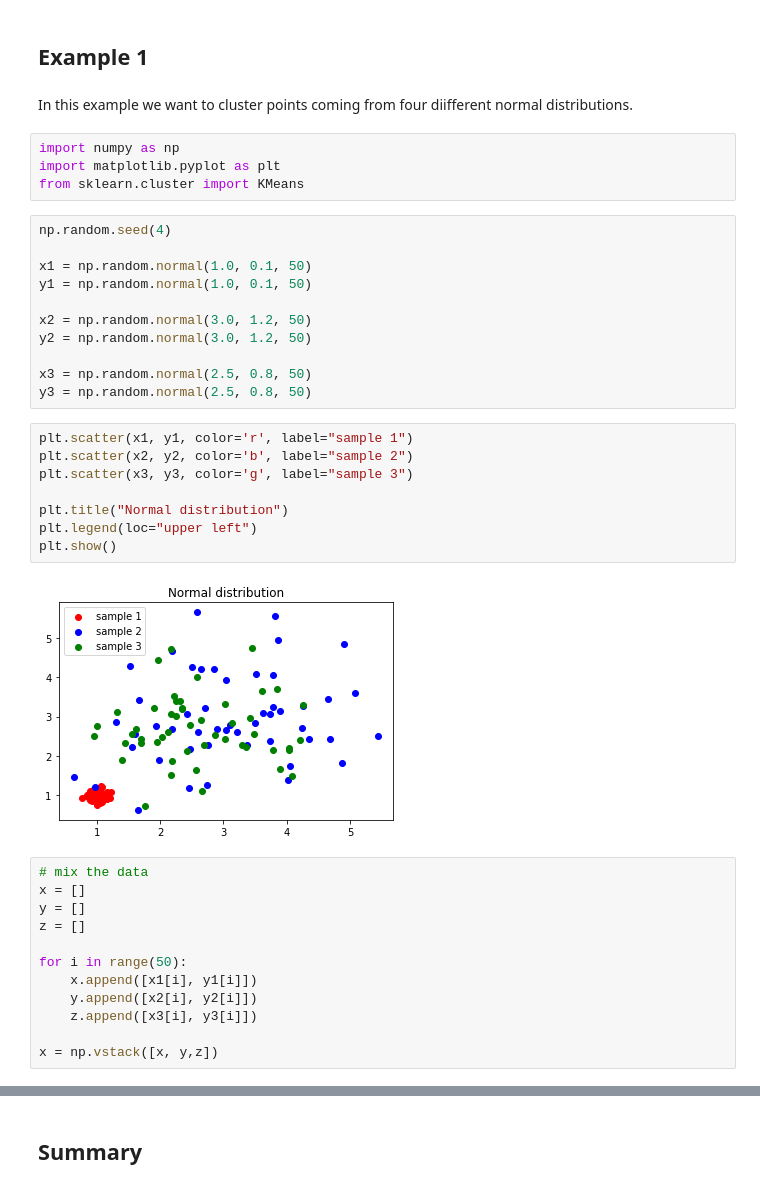
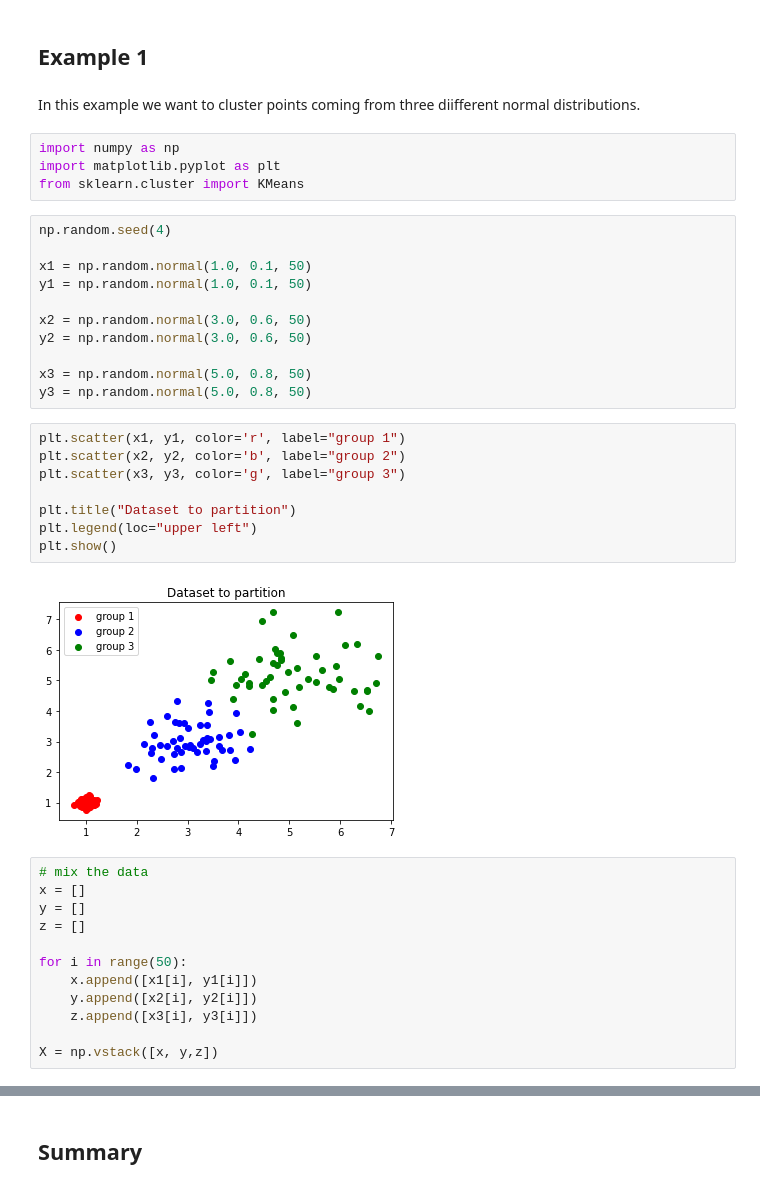
Before and after one commit to pockerman/probability_and_statistics_notes, a Jupyter notebook: unsupervised_machine_learning/k_means.ipynb, the cells around one changed output, grey strips where cells are left out. Saved outputs shown, nothing was run; the diff lists cells and outputs as text.

```diff
--- a/unsupervised_machine_learning/k_means.ipynb
+++ b/unsupervised_machine_learning/k_means.ipynb
@@ -54,7 +119,7 @@ In practice, in order to use K-means we need to specify the following
 # %% [markdown]
 ## Example 1
 # %% [markdown]
-In this example we want to cluster points coming from four diifferent normal distributions.
+In this example we want to cluster points coming from three diifferent normal distributions.
 # %%
 import numpy as np
 import matplotlib.pyplot as plt
@@ -65,21 +130,21 @@ np.random.seed(4)
 x1 = np.random.normal(1.0, 0.1, 50)
 y1 = np.random.normal(1.0, 0.1, 50)
 
-x2 = np.random.normal(3.0, 1.2, 50)
-y2 = np.random.normal(3.0, 1.2, 50)
+x2 = np.random.normal(3.0, 0.6, 50)
+y2 = np.random.normal(3.0, 0.6, 50)
 
-x3 = np.random.normal(2.5, 0.8, 50)
-y3 = np.random.normal(2.5, 0.8, 50)
+x3 = np.random.normal(5.0, 0.8, 50)
+y3 = np.random.normal(5.0, 0.8, 50)
 # %%
-plt.scatter(x1, y1, color='r', label="sample 1")
-plt.scatter(x2, y2, color='b', label="sample 2")
-plt.scatter(x3, y3, color='g', label="sample 3")
+plt.scatter(x1, y1, color='r', label="group 1")
+plt.scatter(x2, y2, color='b', label="group 2")
+plt.scatter(x3, y3, color='g', label="group 3")
 
-plt.title("Normal distribution")
+plt.title("Dataset to partition")
 plt.legend(loc="upper left")
 plt.show()
 # %% [output]
-[figure, old version]
+[figure, new version]
 # %%
 # mix the data
 x = []
@@ -91,6 +156,6 @@ for i in range(50):
     y.append([x2[i], y2[i]])
     z.append([x3[i], y3[i]])
 
-x = np.vstack([x, y,z])
+X = np.vstack([x, y,z])
 # %%
 kmeans = KMeans(n_clusters=3, n_init=4, random_state=42)
```
Also changed, not shown: parts of 13 cells of this notebook, 2 other files.
